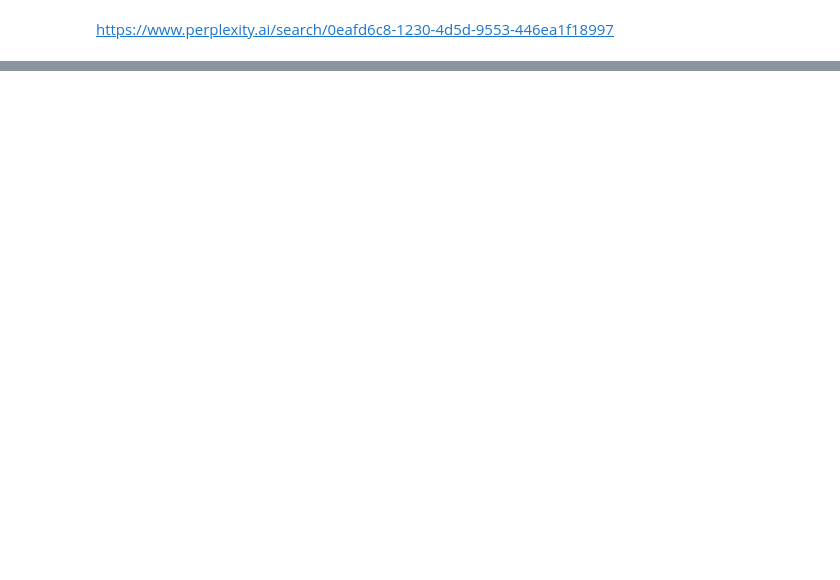
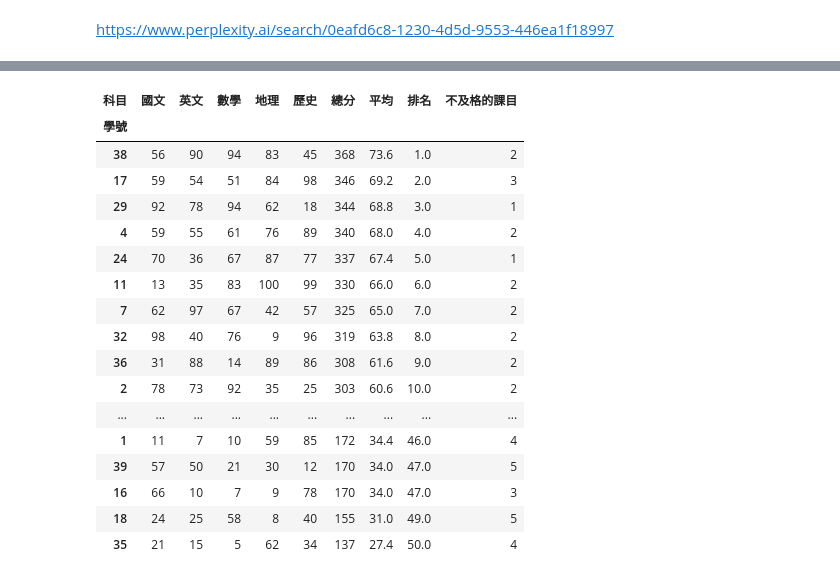
Before and after one commit to futitan/python_analysis, a Jupyter notebook: lesson19/lesson19_1.ipynb, the cells around one changed output, grey strips where cells are left out. Cells and saved outputs as stored; diff of their text form; code cells hidden in the pictures; blank space fills up the shorter version.

```diff
--- a/lesson19/lesson19_1.ipynb
+++ b/lesson19/lesson19_1.ipynb
@@ -68,0 +110,27 @@ scores_pd1.iloc[-5:]
+# %%
+def calulate1(s):
+    #return 自訂的series
+    s_bool =s<60
+    return s_bool.sum()
+scores_pd1["不及格的課目"] = scores_pd1.iloc[:,:5].apply(calulate1,axis=1)
+# %%
+scores_pd1
+# %% [output]
+| 科目 | 國文 | 英文 | 數學 | 地理 | 歷史 | 總分 | 平均 | 排名 | 不及格的課目 |
+| 學號 |  |  |  |  |  |  |  |  |  |
+| 38 | 56 | 90 | 94 | 83 | 45 | 368 | 73.6 | 1.0 | 2 |
+| 17 | 59 | 54 | 51 | 84 | 98 | 346 | 69.2 | 2.0 | 3 |
+| 29 | 92 | 78 | 94 | 62 | 18 | 344 | 68.8 | 3.0 | 1 |
+| 4 | 59 | 55 | 61 | 76 | 89 | 340 | 68.0 | 4.0 | 2 |
+| 24 | 70 | 36 | 67 | 87 | 77 | 337 | 67.4 | 5.0 | 1 |
+| 11 | 13 | 35 | 83 | 100 | 99 | 330 | 66.0 | 6.0 | 2 |
+| 7 | 62 | 97 | 67 | 42 | 57 | 325 | 65.0 | 7.0 | 2 |
+| 32 | 98 | 40 | 76 | 9 | 96 | 319 | 63.8 | 8.0 | 2 |
+| 36 | 31 | 88 | 14 | 89 | 86 | 308 | 61.6 | 9.0 | 2 |
+| 2 | 78 | 73 | 92 | 35 | 25 | 303 | 60.6 | 10.0 | 2 |
+| ... | ... | ... | ... | ... | ... | ... | ... | ... | ... |
+| 1 | 11 | 7 | 10 | 59 | 85 | 172 | 34.4 | 46.0 | 4 |
+| 39 | 57 | 50 | 21 | 30 | 12 | 170 | 34.0 | 47.0 | 5 |
+| 16 | 66 | 10 | 7 | 9 | 78 | 170 | 34.0 | 47.0 | 3 |
+| 18 | 24 | 25 | 58 | 8 | 40 | 155 | 31.0 | 49.0 | 5 |
+| 35 | 21 | 15 | 5 | 62 | 34 | 137 | 27.4 | 50.0 | 4 |
```
Also changed, not shown: parts of 5 cells of this notebook, 1 other file.
